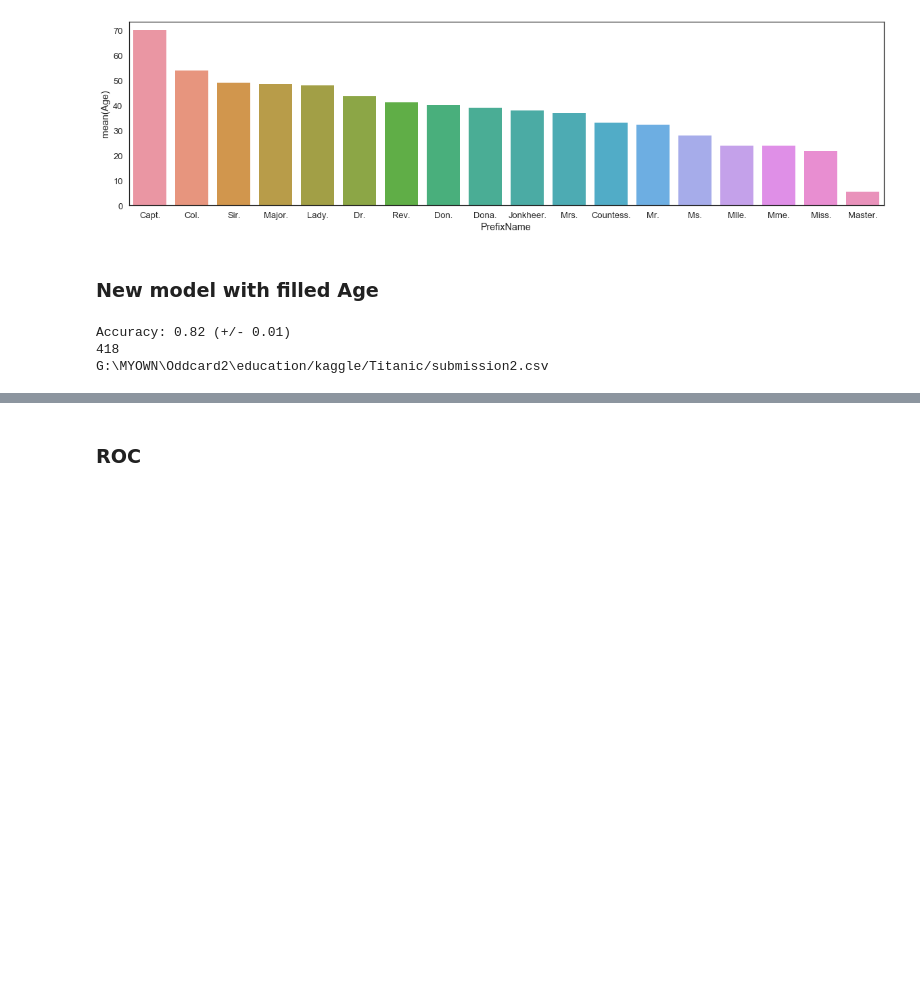
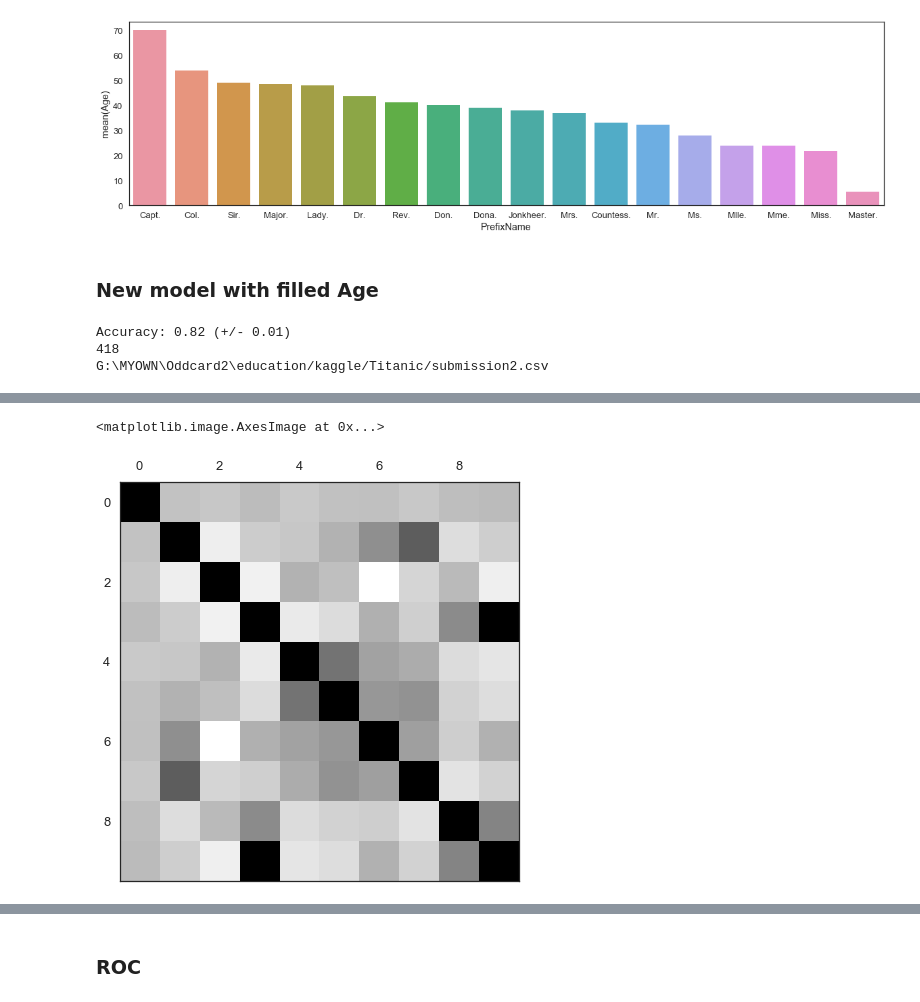
Before and after one commit to oddcard2/education, a Jupyter notebook: kaggle/Titanic/Titanic.ipynb, the cells around one changed output, grey strips where cells are left out. Saved outputs shown, nothing was run; the diff lists cells and outputs as text; code cells hidden in the pictures; blank space fills up the shorter version.

Commit message:
Titanic 0.79425 after feature scaling, experiments with features correlation and graph plots

```diff
--- a/kaggle/Titanic/Titanic.ipynb
+++ b/kaggle/Titanic/Titanic.ipynb
@@ -560,0 +559,7 @@ avg / total       0.79      0.79      0.79       891
+# %%
+import matplotlib.pyplot as plt
+
+plt.matshow(ds.corr())
+# %% [output]
+<matplotlib.image.AxesImage at 0x...>
+[figure, added]
```
Also changed, not shown: parts of 25 cells of this notebook, 1 other file.
